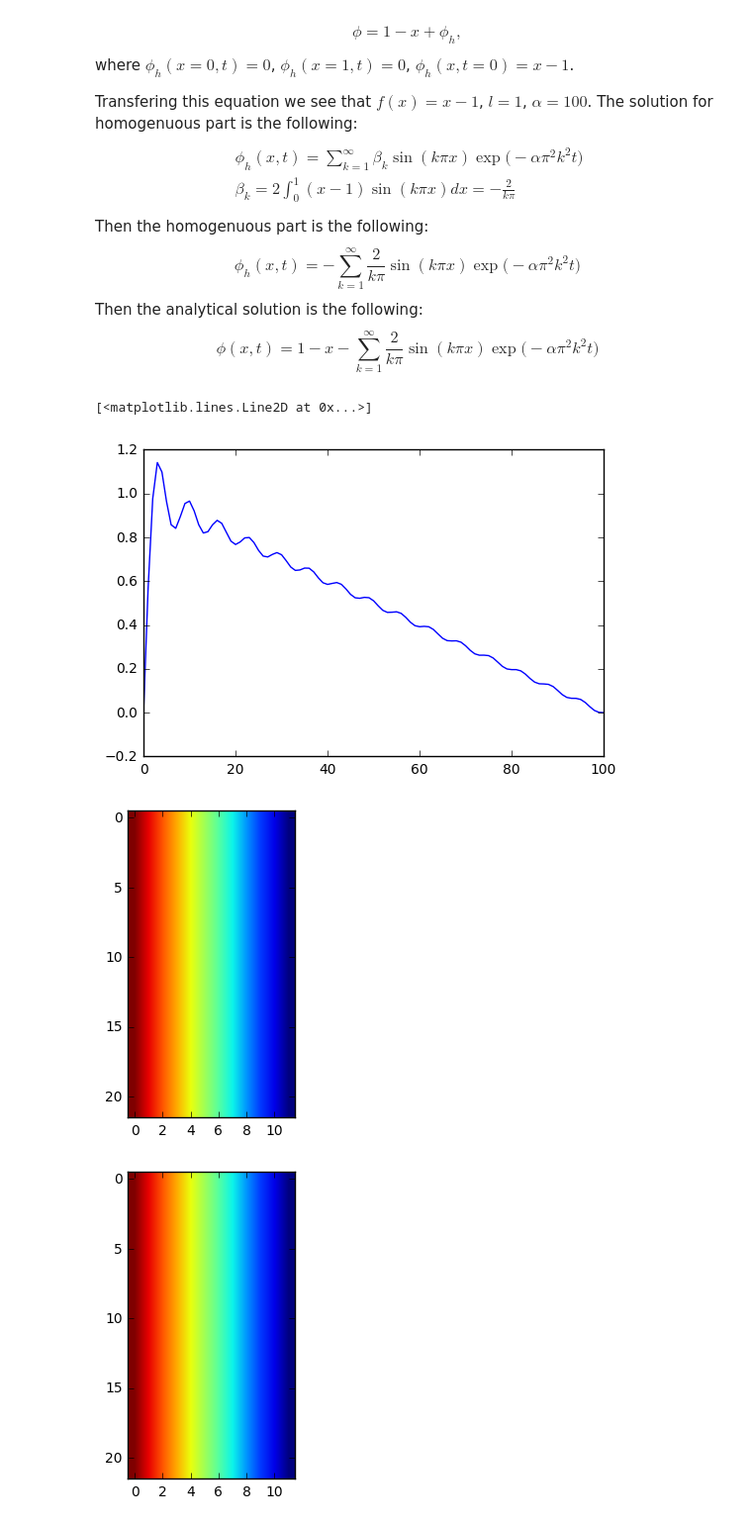
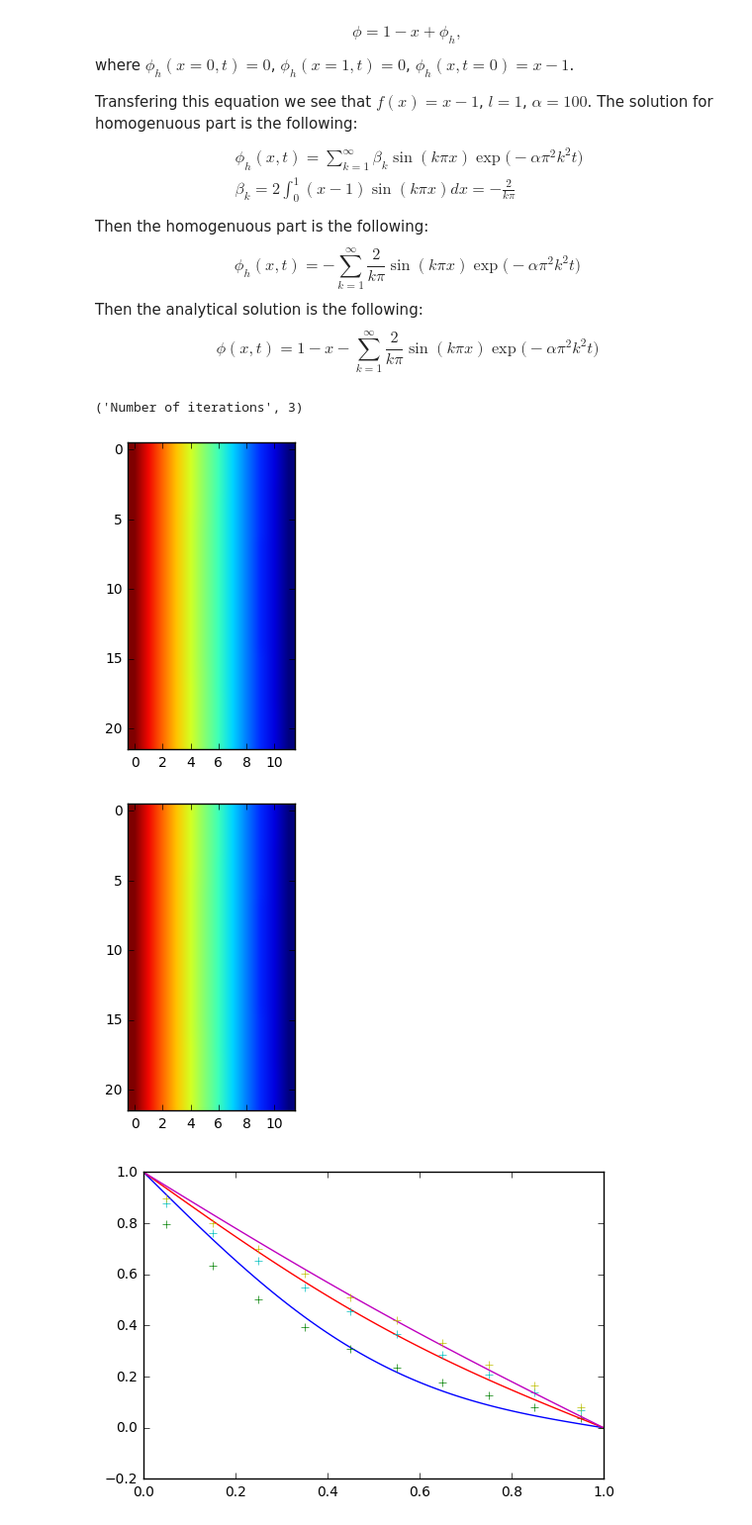
Before and after one commit to shurikkuzmin/FiniteVolumeADE, a Jupyter notebook: finite_volume_ade.ipynb, the cells around one changed output. Shown: that part at 99% size. Cells and saved outputs as stored; diff of their text form; code cells hidden in the pictures.

```diff
--- a/finite_volume_ade.ipynb
+++ b/finite_volume_ade.ipynb
@@ -241,37 +257,45 @@ $$
 \phi(x,t)=1-x-\sum_{k=1}^{\infty}{\frac{2}{k\pi}\sin(k \pi x)\exp\bigl(-\alpha \pi^2 k^2 t\bigr)}
 $$
 # %%
-numTerms = 30
-numX = 101
-x=numpy.linspace(0,1,numX)
-sol = numpy.zeros((numX,))
-time = 0.0001
-alpha=1
-for term in range(1,numTerms+1):
-    sol = sol + 2.0/(term*numpy.pi)*numpy.sin(term * numpy.pi*x)
+def analytical(time):
+    numTerms = 200
+    numX = 101
 
-pylab.plot(sol)
+    x=numpy.linspace(0,1,numX)
+    sol = 1 - x
+    alpha = 1
+    for term in range(1,numTerms+1):
+        sol = sol - 2.0/(term*numpy.pi)*numpy.sin(term * numpy.pi*x)*numpy.exp(-alpha*(numpy.pi**2)*(term**2)*time)
+    return x,sol
-# %% [output]
-[<matplotlib.lines.Line2D at 0x...>]
-[figure, removed]
+# %%
+import time
+from IPython import display
+totalTime = 0.3
+numIterations = int(ceil(totalTime/deltat))
+print("Number of iterations",numIterations)
+# %% [output]
+('Number of iterations', 3)
 # %%
-import time
-from IPython import display
-totalTime = 1
-numIterations = int(totalTime/deltat)
 phi=numpy.zeros(((NY+2)*(NX+2),))
 phi[::NX+2]=1
-for iteration in range(numIterations):
+for iteration in range(1,numIterations+1):
     phi_old = phi
     updateMatrix(mat,rhs)
 
     phi = numpy.linalg.solve(mat,rhs)
     phi_mat=phi.reshape((NY+2,NX+2))
+    pylab.figure(1)
     pylab.imshow(phi_mat)
     print("Iteration = ",iteration)
     display.clear_output(wait=True)
     display.display(pylab.gcf())
+
+    pylab.figure(2)
+    xan,an = analytical(iteration*deltat)
+    pylab.plot(xan,an)
+    pylab.plot(xfv,phi_mat[10,:],"+")
     time.sleep(0.1)
 # %% [output]
 [figure]
 [figure]
+[figure, added]
```
Also changed, not shown: parts of 6 cells of this notebook.
